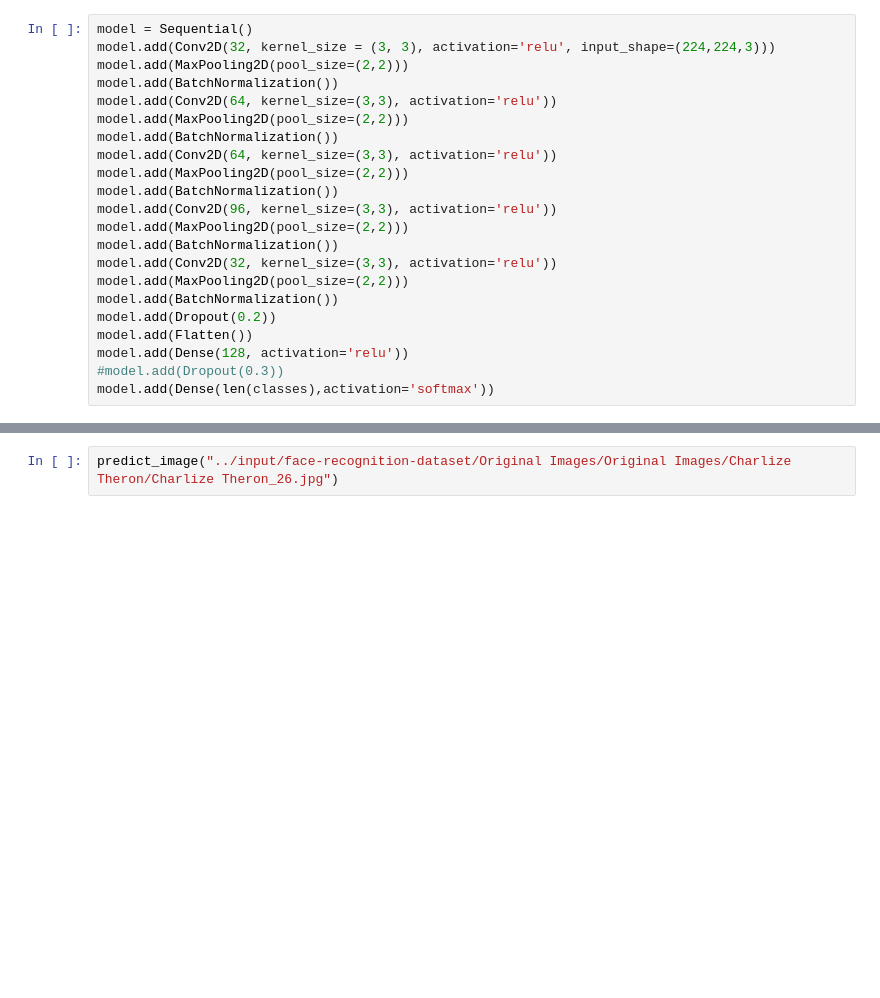
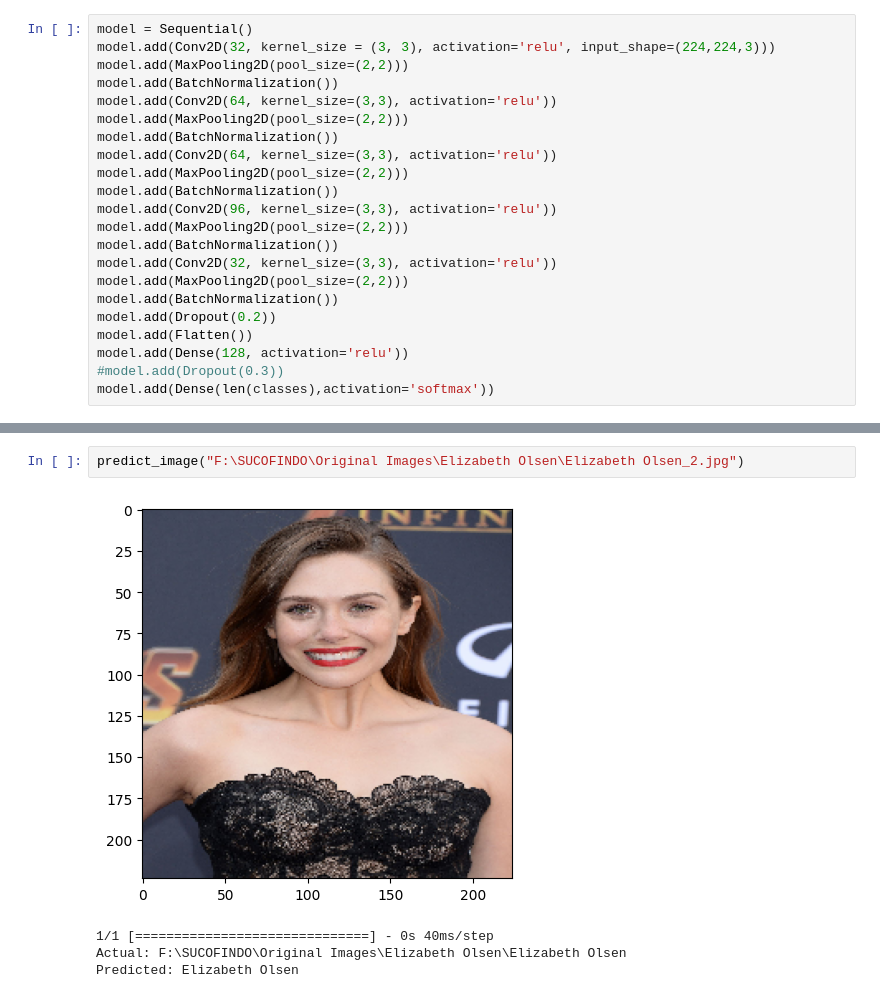
Before and after one commit to revindaamalias/SCIFEST, a Jupyter notebook: face_recognition_cnn.ipynb, the cells around one changed output, grey strips where cells are left out. Drawn from its saved outputs; the diff is of its cells as text; blank space fills up the shorter version.

```diff
--- a/face_recognition_cnn.ipynb
+++ b/face_recognition_cnn.ipynb
@@ -111,2 +118,7 @@ WARNING:tensorflow:5 out of the last 11 calls to <function Model.make_predict_fu
-# %%
-predict_image("../input/face-recognition-dataset/Original Images/Original Images/Charlize Theron/Charlize Theron_26.jpg")
+# %%
+predict_image("F:\SUCOFINDO\Original Images\Elizabeth Olsen\Elizabeth Olsen_2.jpg")
+# %% [output]
+[figure, added]
+1/1 [==============================] - 0s 40ms/step
+Actual: F:\SUCOFINDO\Original Images\Elizabeth Olsen\Elizabeth Olsen
+Predicted: Elizabeth Olsen
```
Also changed, not shown: parts of 7 cells of this notebook, 6 other files.
